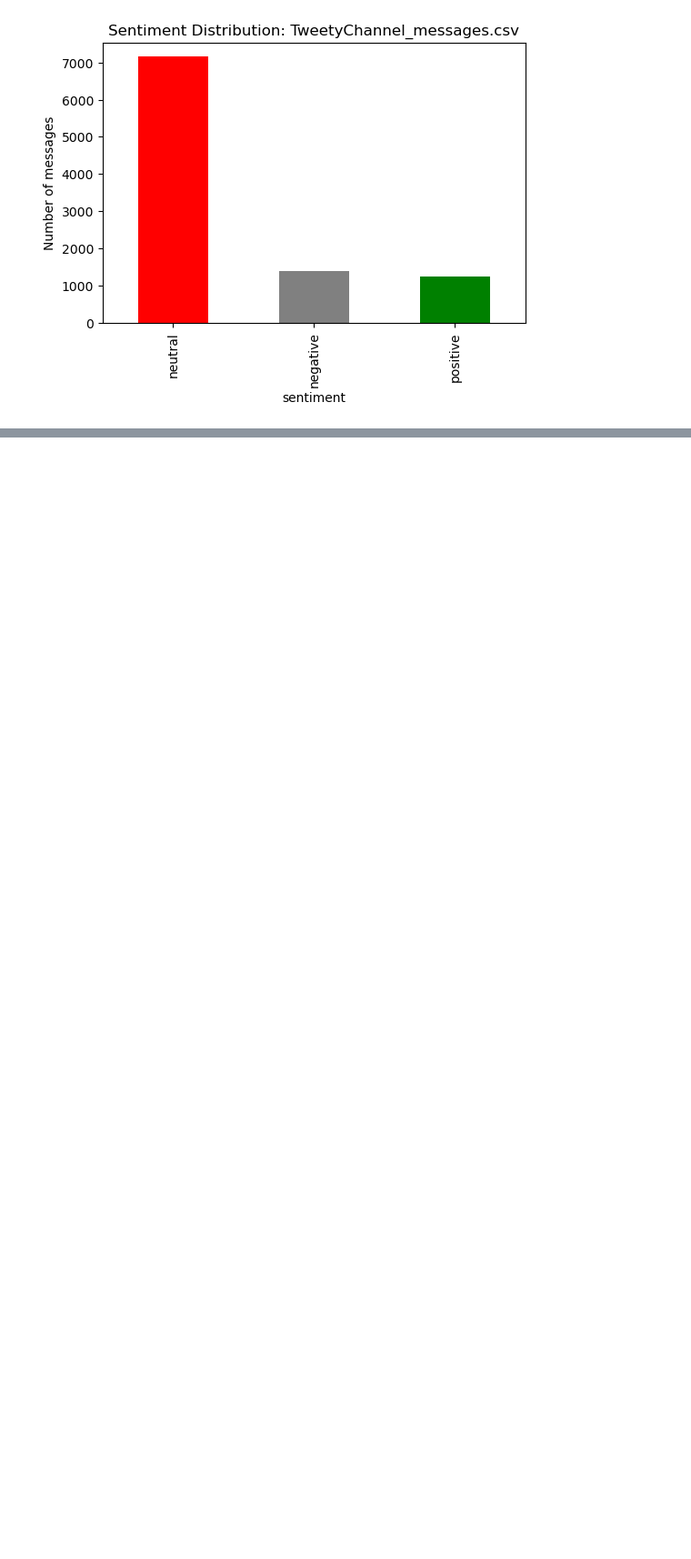
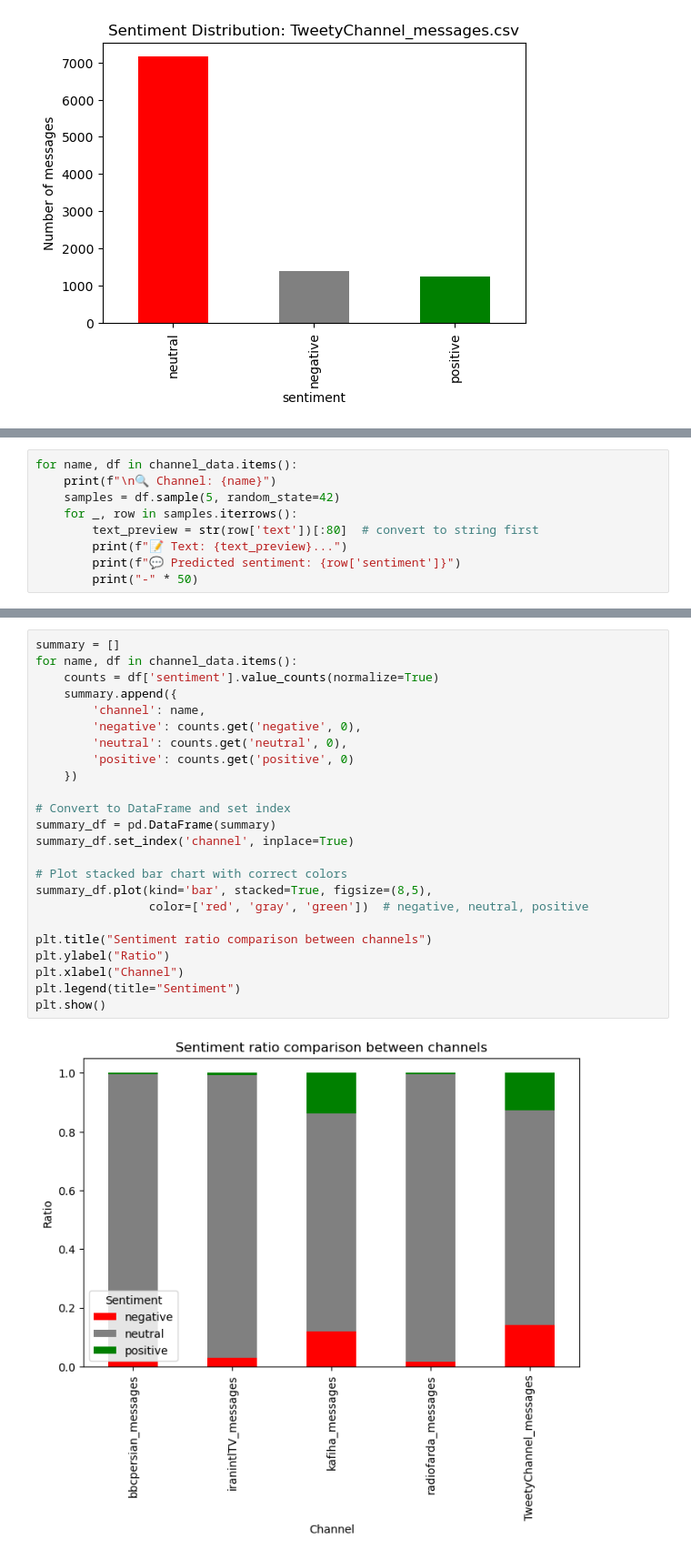
Before and after one commit to MDVR9980/telegram-sentiment-analysis-fa, a Jupyter notebook: notebooks/telegram_sentiment_analysis.ipynb, the cells around one changed output, grey strips where cells are left out. Shown: that part at 91% size. Saved outputs shown, nothing was run; the diff lists cells and outputs as text; blank space fills up the shorter version.

```diff
--- a/notebooks/telegram_sentiment_analysis.ipynb
+++ b/notebooks/telegram_sentiment_analysis.ipynb
@@ -150,0 +204,9 @@ for file in csv_files:
+# %%
+for name, df in channel_data.items():
+    print(f"\n🔍 Channel: {name}")
+    samples = df.sample(5, random_state=42)
+    for _, row in samples.iterrows():
+        text_preview = str(row['text'])[:80]  # convert to string first
+        print(f"📝 Text: {text_preview}...")
+        print(f"💬 Predicted sentiment: {row['sentiment']}")
+        print("-" * 50)
@@ -150,0 +236,26 @@ for file in csv_files:
+# %%
+summary = []
+for name, df in channel_data.items():
+    counts = df['sentiment'].value_counts(normalize=True)
+    summary.append({
+        'channel': name,
+        'negative': counts.get('negative', 0),
+        'neutral': counts.get('neutral', 0),
+        'positive': counts.get('positive', 0)
+    })
+
+# Convert to DataFrame and set index
+summary_df = pd.DataFrame(summary)
+summary_df.set_index('channel', inplace=True)
+
+# Plot stacked bar chart with correct colors
+summary_df.plot(kind='bar', stacked=True, figsize=(8,5),
+                color=['red', 'gray', 'green'])  # negative, neutral, positive
+
+plt.title("Sentiment ratio comparison between channels")
+plt.ylabel("Ratio")
+plt.xlabel("Channel")
+plt.legend(title="Sentiment")
+plt.show()
+# %% [output]
+[figure, added]
```
Also changed, not shown: parts of 16 cells of this notebook.
